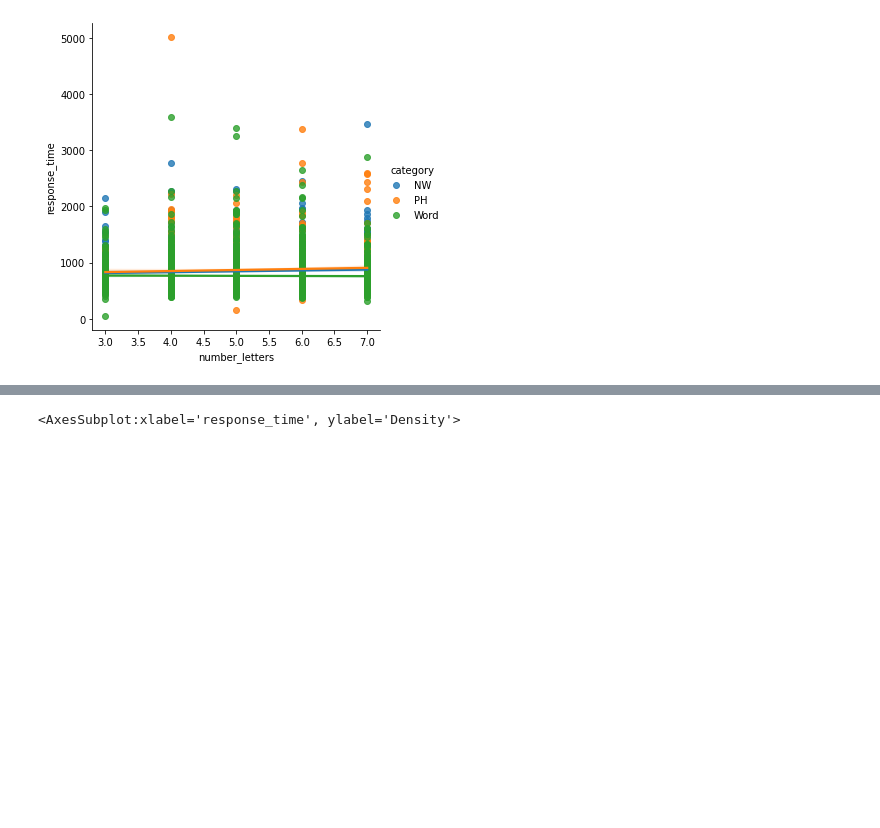
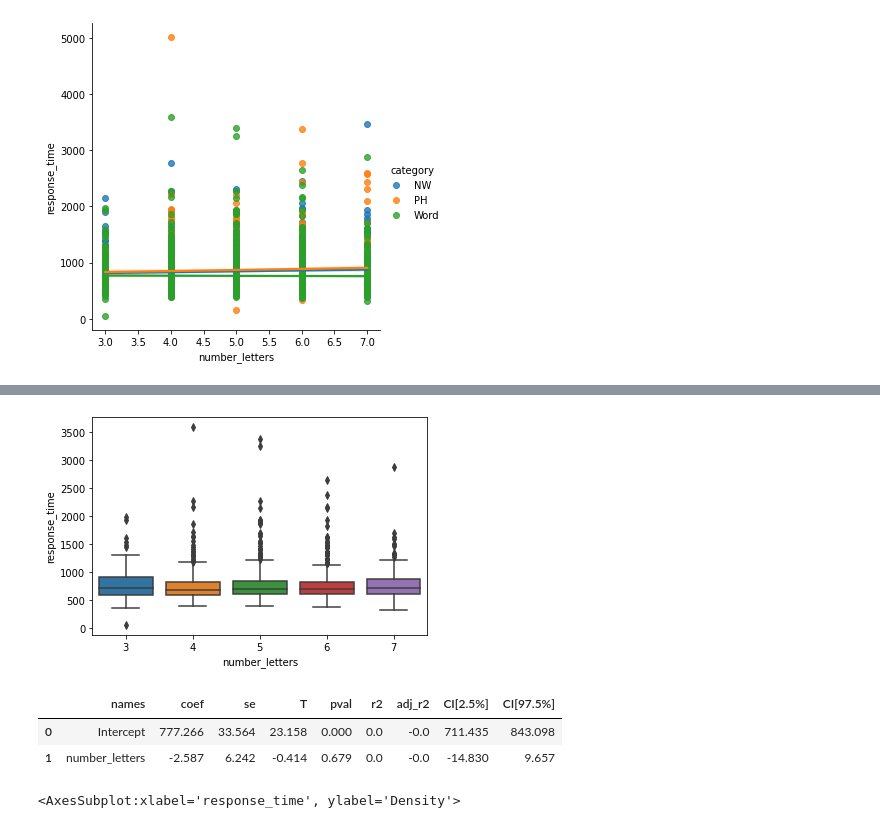
Before and after one commit to ethanweed/ExPsyLing, a Jupyter notebook: 2022/Notebooks/Live-coding/Lab5-livecoding-scrapbook.ipynb, the cells around one changed output, grey strips where cells are left out. Drawn from its saved outputs; the diff is of its cells as text; code cells hidden in the pictures; blank space fills up the shorter version.

```diff
--- a/2022/Notebooks/Live-coding/Lab5-livecoding-scrapbook.ipynb
+++ b/2022/Notebooks/Live-coding/Lab5-livecoding-scrapbook.ipynb
@@ -104,3 +108,17 @@ ax = sns.lmplot(x = 'number_letters', y = 'response_time', hue = 'category', dat
+# %%
+
+ax = sns.boxplot(x = 'number_letters', y = 'response_time', data = data.loc[data['category'] == 'Word'])
+# %% [output]
+[figure, added]
+# %%
+import pingouin as pg
+word_data = data.loc[data['category'] == 'Word']
+mod1 = pg.linear_regression(word_data['number_letters'], word_data['response_time'])
+round(mod1,3)
+# %% [output]
+|  | names | coef | se | T | pval | r2 | adj_r2 | CI[2.5%] | CI[97.5%] |
+| 0 | Intercept | 777.266 | 33.564 | 23.158 | 0.000 | 0.0 | -0.0 | 711.435 | 843.098 |
+| 1 | number_letters | -2.587 | 6.242 | -0.414 | 0.679 | 0.0 | -0.0 | -14.830 | 9.657 |
 # %%
 sns.kdeplot(x = 'response_time', hue = 'category', data = data)
 # %% [output]
```
Also changed, not shown: parts of 9 cells of this notebook, 5 other files.
